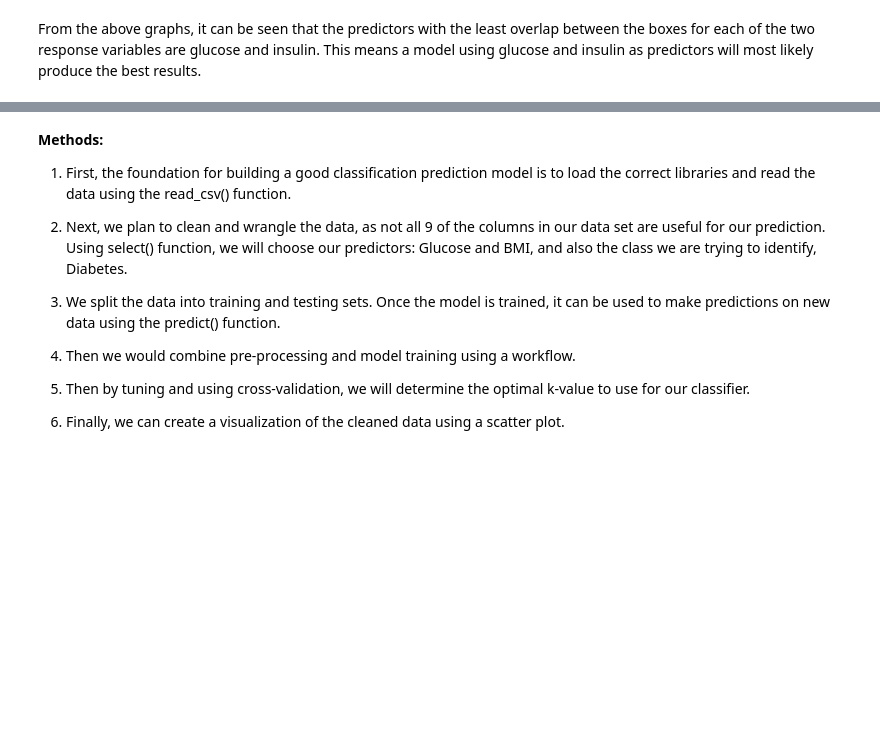
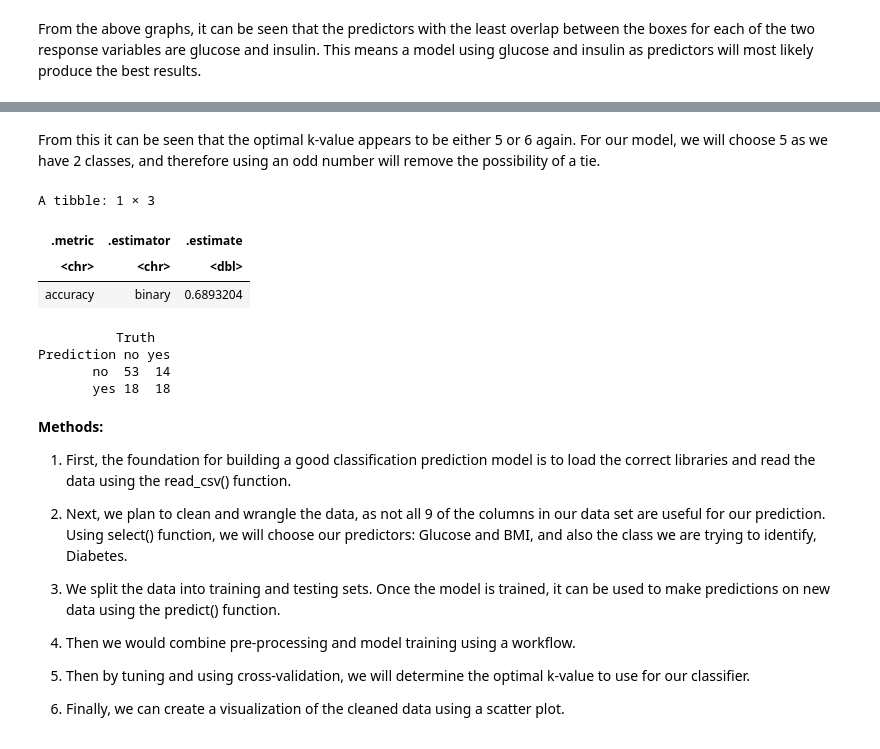
Before and after one commit to asnbl/dsci-100-2023-24W-group-16, a Jupyter notebook: Group project proposal.ipynb, the cells around one changed output, grey strips where cells are left out. Saved outputs shown, nothing was run; the diff lists cells and outputs as text; code cells hidden in the pictures; blank space fills up the shorter version.

```diff
--- a/Group project proposal.ipynb
+++ b/Group project proposal.ipynb
@@ -238,3 +303,38 @@ From the above graphs, it can be seen that the predictors with the least overlap
+# %% [markdown]
+From this it can be seen that the optimal k-value appears to be either 5 or 6 again. For our model, we will choose 5 as we have 2 classes, and therefore using an odd number will remove the possibility of a tie.
+# %%
+# Using all predictors
+# Set the seed
+set.seed(1000)
+
+dia2_spec <- nearest_neighbor(weight_func = "rectangular", neighbors = 5) |>
+            set_engine("kknn") |>
+            set_mode("classification")
+
+dia2_fit <- workflow() |>
+            add_recipe(dia2_recipe) |>
+            add_model(dia2_spec) |>
+            fit(data = dia2_train)
+
+dia2_predictions <- predict(dia2_fit, dia2_test) |>
+                    bind_cols(dia2_test)
+
+dia2_metrics <- dia2_predictions |> metrics(truth = Diabetes, estimate = .pred_class) |>
+                filter(.metric == "accuracy")
+
+dia2_conf_mat <- dia2_predictions |>
+                 conf_mat(truth = Diabetes, estimate = .pred_class)
+dia2_metrics
+dia2_conf_mat
+# %% [output]
+A tibble: 1 × 3
+| .metric | .estimator | .estimate |
+| <chr> | <chr> | <dbl> |
+| accuracy | binary | 0.6893204 |
+          Truth
+Prediction no yes
+       no  53  14
+       yes 18  18
 # %% [markdown]
 **Methods:**
 
```
Also changed, not shown: parts of 19 cells of this notebook.
